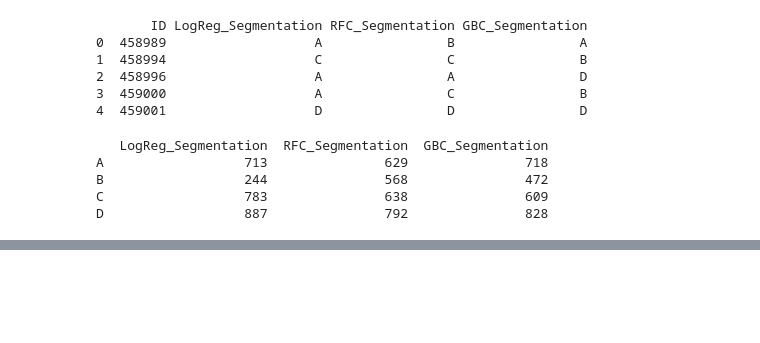
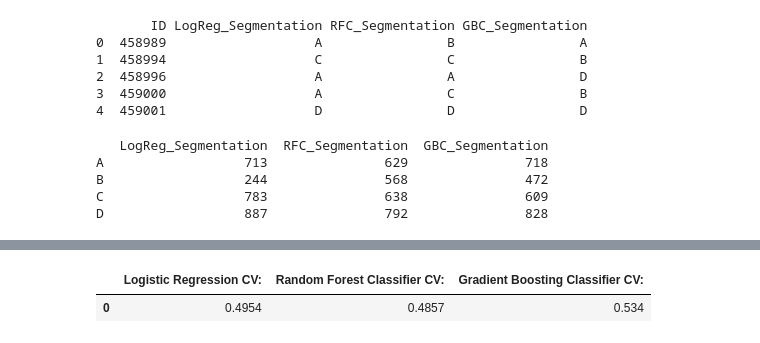
Before and after one commit to Jen-uis/Customer-Segmentation-Analysis, a Jupyter notebook: Project-Code.ipynb, the cells around one changed output, grey strips where cells are left out. Saved outputs shown, nothing was run; the diff lists cells and outputs as text; code cells hidden in the pictures; blank space fills up the shorter version.

Commit message:
Add CV tests for all three models under Section 3 Part III.

```diff
--- a/Project-Code.ipynb
+++ b/Project-Code.ipynb
@@ -667,0 +671,9 @@ D                  887               792               828
+# %%
+# Cross Validation Accuracy for Logistic Regression
+logreg_cv_scores = cross_val_score(logreg_model, X_train_class, Y_train_class, cv = 5, scoring = 'accuracy')
+Y_train_logreg_pred = cross_val_predict(logreg_model, X_train_class, Y_train_class, cv = 5)
+
+print("Logistic Regression Classification Report:")
+print(classification_report(Y_train_class, Y_train_logreg_pred))
+print("Logistic Regression Confusion Matrix:")
+print(confusion_matrix(Y_train_class, Y_train_logreg_pred))
@@ -667,0 +698,9 @@ D                  887               792               828
+# %%
+# Cross Validation for Random Forest Classifier
+rfc_cv_scores = cross_val_score(rfc_model, X_train_class, Y_train_class, cv = 5, scoring = 'accuracy')
+Y_train_rfc_pred = cross_val_predict(rfc_model, X_train_class, Y_train_class, cv = 5)
+
+print("Random Forest Classifier Classification Report:")
+print(classification_report(Y_train_class, Y_train_rfc_pred))
+print("Random Forest Classifier Confusion Matrix:")
+print(confusion_matrix(Y_train_class, Y_train_rfc_pred))
@@ -667,0 +725,9 @@ D                  887               792               828
+# %%
+# Cross Validation for Gradient Boosting Classifier
+gbc_cv_scores = cross_val_score(gbc_model, X_train_class, Y_train_class, cv = 5, scoring = 'accuracy')
+Y_train_gbc_pred = cross_val_predict(gbc_model, X_train_class, Y_train_class, cv = 5)
+
+print("Gradient Boosting Classifier Classification Report:")
+print(classification_report(Y_train_class, Y_train_gbc_pred))
+print("Gradient Boosting Classifier Confusion Matrix:")
+print(confusion_matrix(Y_train_class, Y_train_gbc_pred))
@@ -667,0 +752,14 @@ D                  887               792               828
+# %%
+# Mean Cross-Validation Accuracy table
+cv_summary_table = {
+    'Logistic Regression CV:' : round(logreg_cv_scores.mean(), 4),
+    'Random Forest Classifier CV:' : round(rfc_cv_scores.mean(), 4),
+    'Gradient Boosting Classifier CV:' : round(gbc_cv_scores.mean(), 4)
+}
+
+# DataFrame
+cv_summary_df = pd.DataFrame(cv_summary_table, index = [0])
+cv_summary_df
+# %% [output]
+|  | Logistic Regression CV: | Random Forest Classifier CV: | Gradient Boosting Classifier CV: |
+| 0 | 0.4954 | 0.4857 | 0.534 |
```
Also changed, not shown: parts of 6 cells of this notebook.
